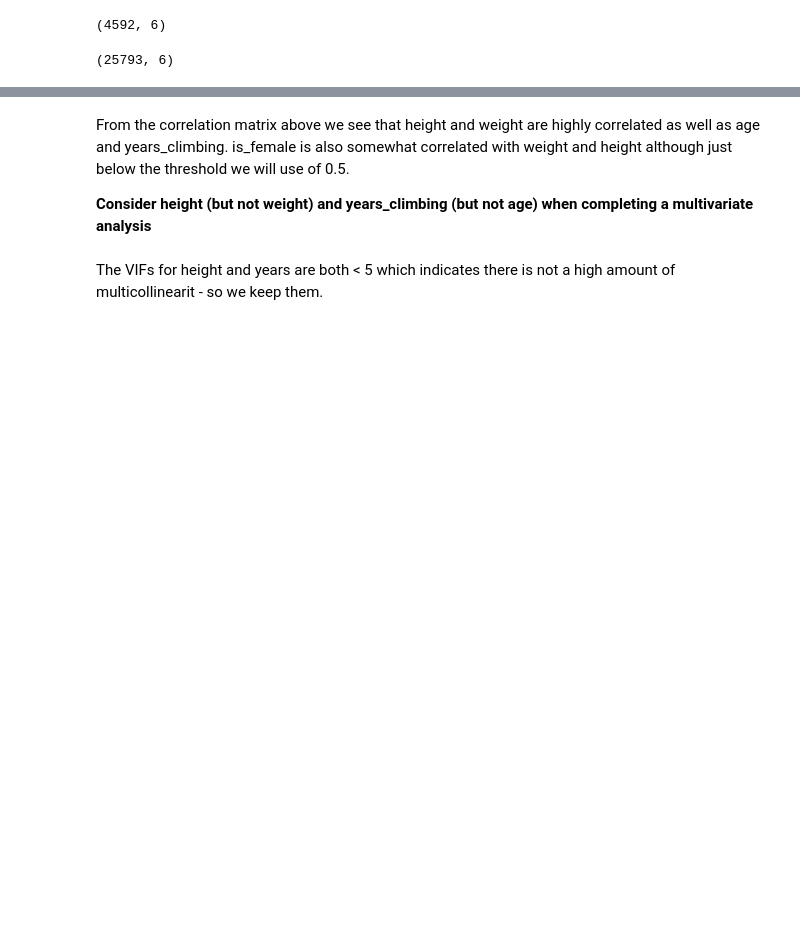
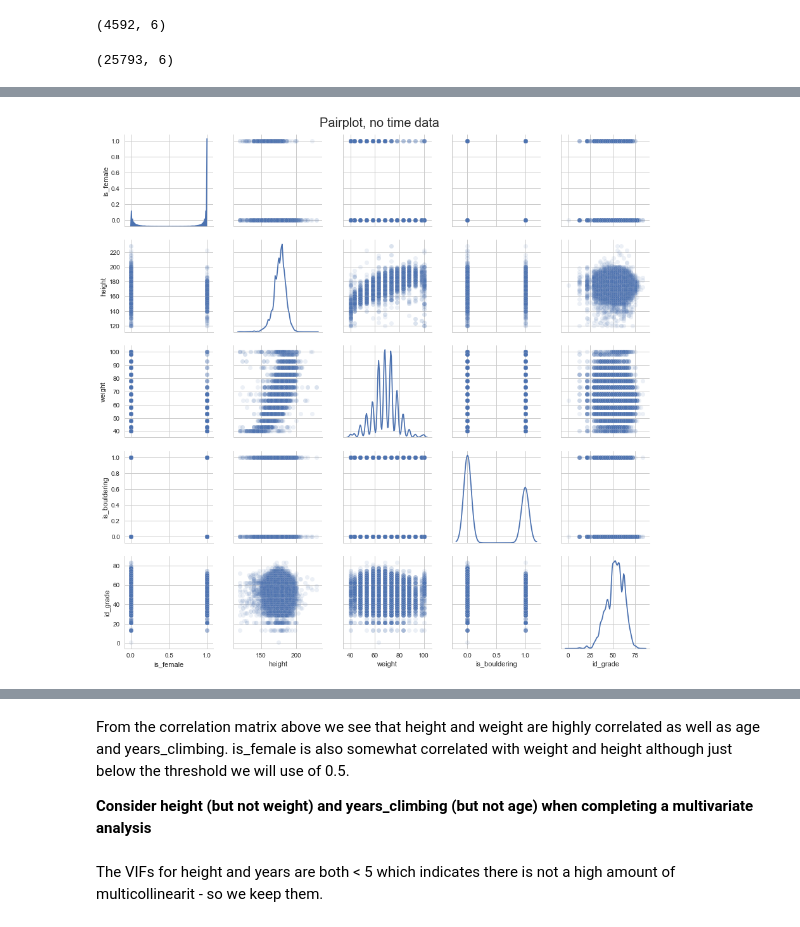
Before and after one commit to stevebachmeier/climber-characteristic-analysis, a Jupyter notebook: analysis.ipynb, the cells around one changed output, grey strips where cells are left out. Drawn from its saved outputs; the diff is of its cells as text; code cells hidden in the pictures; blank space fills up the shorter version.

```diff
--- a/analysis.ipynb
+++ b/analysis.ipynb
@@ -810,14 +822,18 @@ df_all.head()
 # %%
 # -----------------------------------
 # PAIRPLOTS
 
 # ---- PAIRPLOT, NO TIME DATE ----
 sns.set(style="whitegrid")
-g = sns.pairplot(df_all[['is_bouldering','is_female','height','weight','id_grade']],
+g = sns.pairplot(df_all[
+    (df_all['height'] >= 120) & (df_all['height'] <= 240) &
+    (df_all['weight'] != 0)]\
+                 .drop(columns=['id_user','age','years_climbing']),
                  diag_kind='kde', dropna=True, plot_kws={'alpha':'0.1'})
 g.fig.suptitle("Pairplot, no time data", size=20)
 plt.subplots_adjust(top=0.95)
-#g.set(xlabel = 'Years climbing', ylabel = 'Climbing grade')
+# %% [output]
+[figure, added]
 # %%
 # ---- PAIRPLOT, ALL DATA ----
 sns.set(style="whitegrid")
```
Also changed, not shown: parts of 17 cells of this notebook, 7 other files.
